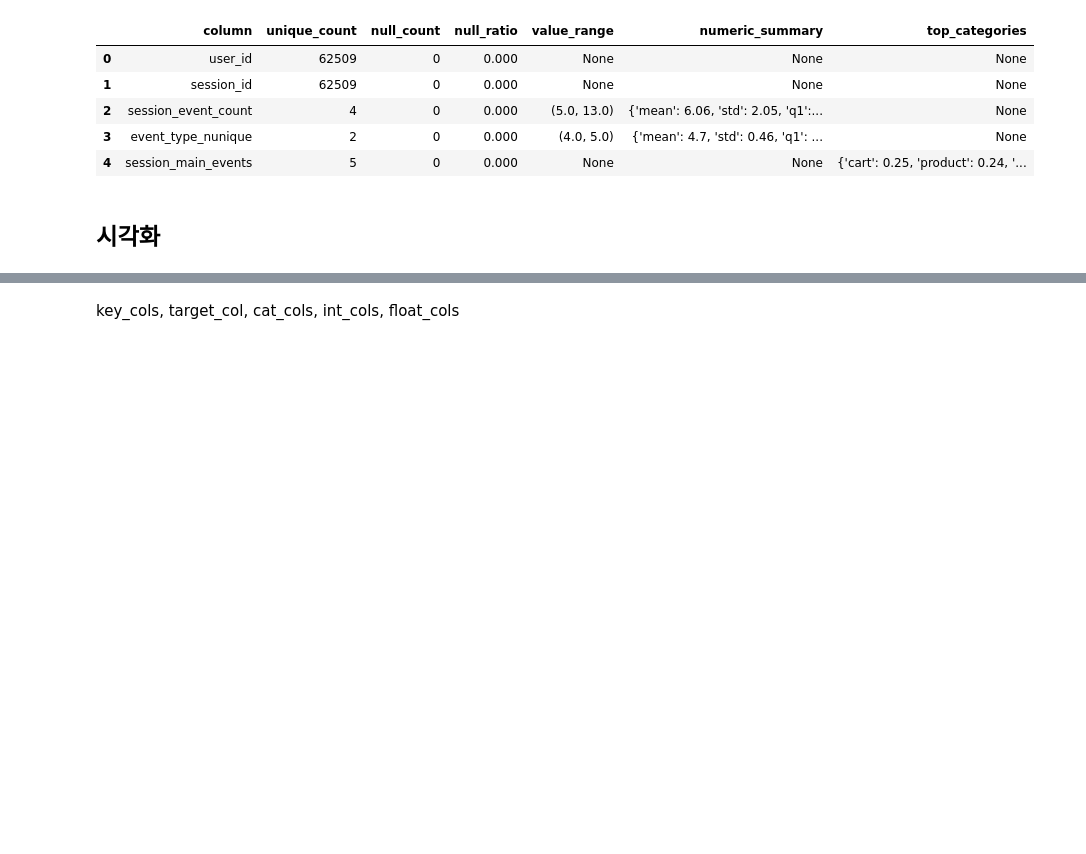
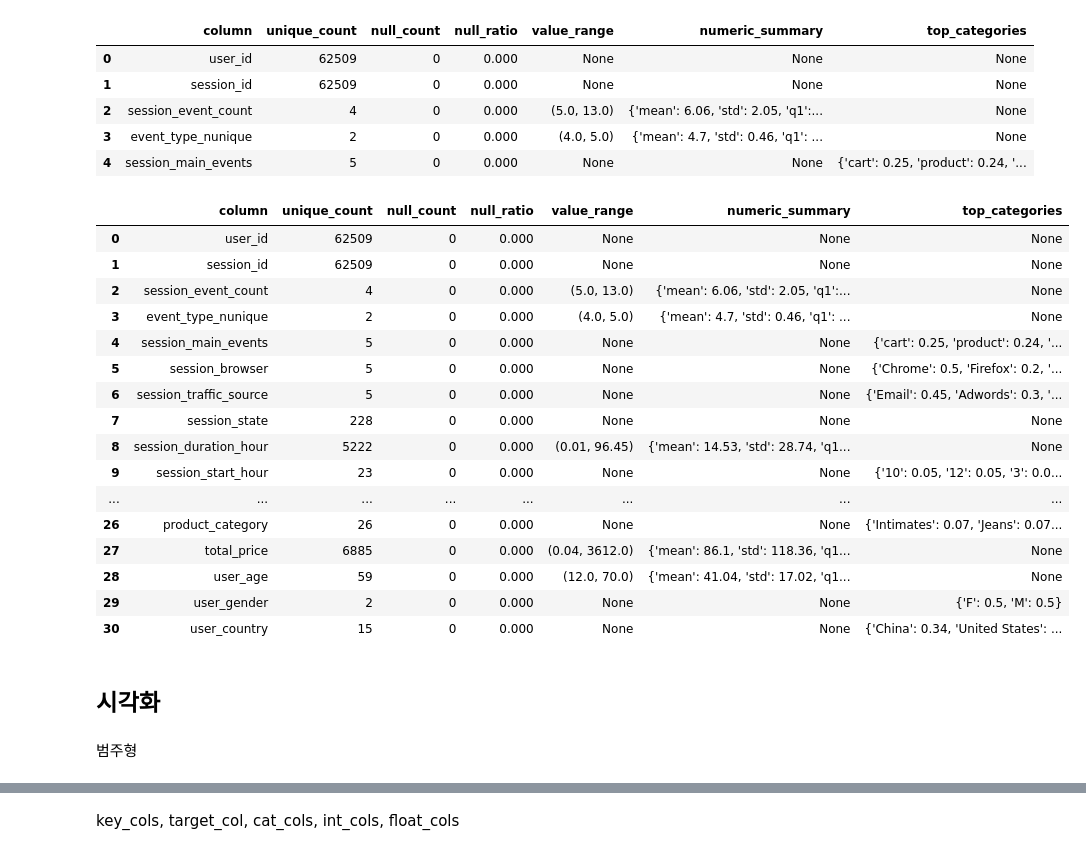
Before and after one commit to kimjiji8105/purchase-conversion-prediction, a Jupyter notebook: notebooks/03_train_eda_feature_eng.ipynb, the cells around one changed output, grey strips where cells are left out. Cells and saved outputs as stored; diff of their text form; code cells hidden in the pictures; blank space fills up the shorter version.

```diff
--- a/notebooks/03_train_eda_feature_eng.ipynb
+++ b/notebooks/03_train_eda_feature_eng.ipynb
@@ -336,5 +341,27 @@ profiles.head()
 | 2 | session_event_count | 4 | 0 | 0.000 | (5.0, 13.0) | {'mean': 6.06, 'std': 2.05, 'q1':... | None |
 | 3 | event_type_nunique | 2 | 0 | 0.000 | (4.0, 5.0) | {'mean': 4.7, 'std': 0.46, 'q1': ... | None |
 | 4 | session_main_events | 5 | 0 | 0.000 | None | None | {'cart': 0.25, 'product': 0.24, '... |
+# %%
+profiles
+# %% [output]
+|  | column | unique_count | null_count | null_ratio | value_range | numeric_summary | top_categories |
+| 0 | user_id | 62509 | 0 | 0.000 | None | None | None |
+| 1 | session_id | 62509 | 0 | 0.000 | None | None | None |
+| 2 | session_event_count | 4 | 0 | 0.000 | (5.0, 13.0) | {'mean': 6.06, 'std': 2.05, 'q1':... | None |
+| 3 | event_type_nunique | 2 | 0 | 0.000 | (4.0, 5.0) | {'mean': 4.7, 'std': 0.46, 'q1': ... | None |
+| 4 | session_main_events | 5 | 0 | 0.000 | None | None | {'cart': 0.25, 'product': 0.24, '... |
+| 5 | session_browser | 5 | 0 | 0.000 | None | None | {'Chrome': 0.5, 'Firefox': 0.2, '... |
+| 6 | session_traffic_source | 5 | 0 | 0.000 | None | None | {'Email': 0.45, 'Adwords': 0.3, '... |
+| 7 | session_state | 228 | 0 | 0.000 | None | None | None |
+| 8 | session_duration_hour | 5222 | 0 | 0.000 | (0.01, 96.45) | {'mean': 14.53, 'std': 28.74, 'q1... | None |
+| 9 | session_start_hour | 23 | 0 | 0.000 | None | None | {'10': 0.05, '12': 0.05, '3': 0.0... |
+| ... | ... | ... | ... | ... | ... | ... | ... |
+| 26 | product_category | 26 | 0 | 0.000 | None | None | {'Intimates': 0.07, 'Jeans': 0.07... |
+| 27 | total_price | 6885 | 0 | 0.000 | (0.04, 3612.0) | {'mean': 86.1, 'std': 118.36, 'q1... | None |
+| 28 | user_age | 59 | 0 | 0.000 | (12.0, 70.0) | {'mean': 41.04, 'std': 17.02, 'q1... | None |
+| 29 | user_gender | 2 | 0 | 0.000 | None | None | {'F': 0.5, 'M': 0.5} |
+| 30 | user_country | 15 | 0 | 0.000 | None | None | {'China': 0.34, 'United States': ... |
 # %% [markdown]
 ## 시각화
+# %% [markdown]
+범주형
```
Also changed, not shown: parts of 38 cells of this notebook, 2 other files.
